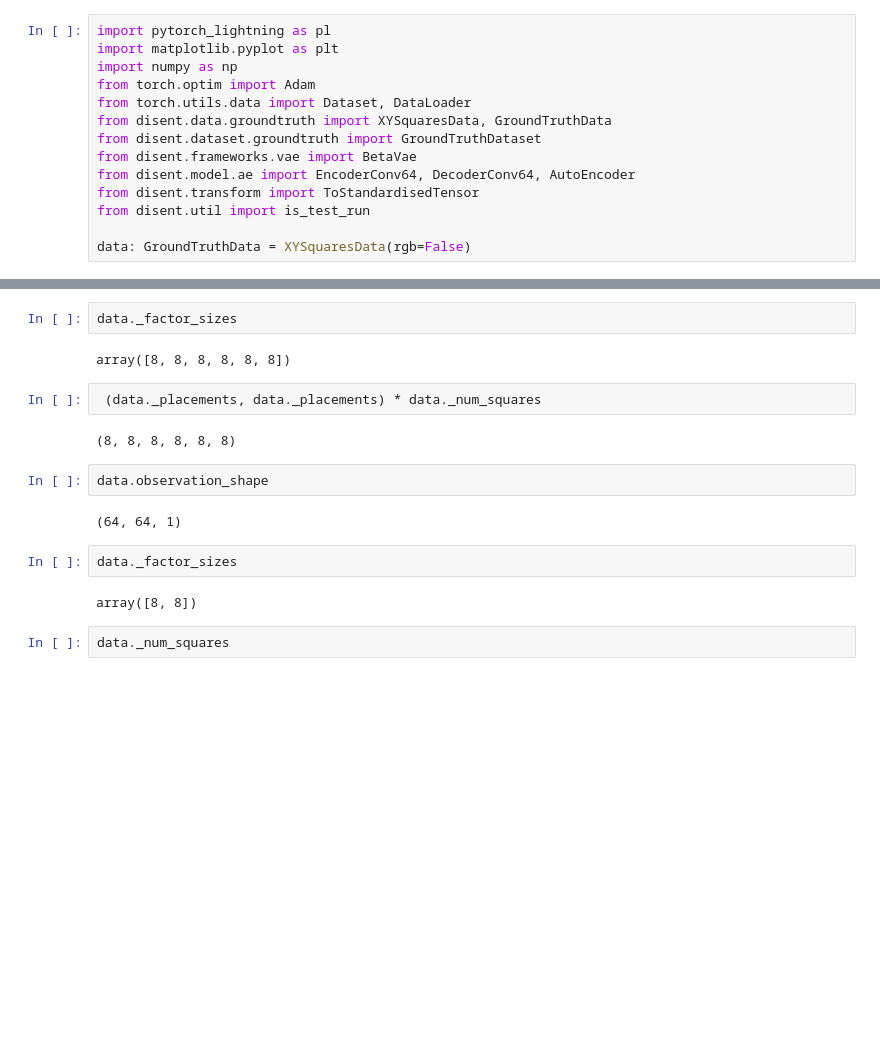
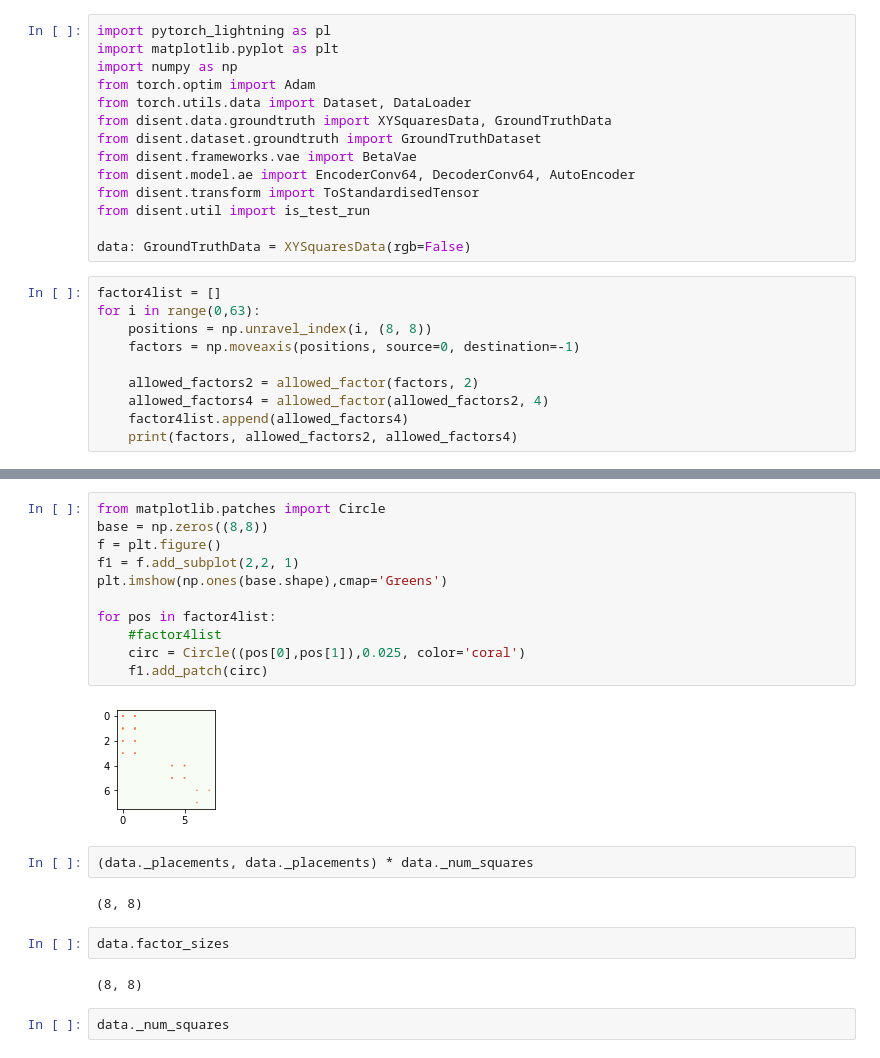
Before and after one commit to nmichlo/disent, a Jupyter notebook: notebooks/_xysquares_test.ipynb, the cells around one changed output, grey strips where cells are left out. Saved outputs shown, nothing was run; the diff lists cells and outputs as text; blank space fills up the shorter version.

```diff
--- a/notebooks/_xysquares_test.ipynb
+++ b/notebooks/_xysquares_test.ipynb
@@ -12,3 +84,13 @@ from disent.transform import ToStandardisedTensor
 from disent.util import is_test_run
 
 data: GroundTruthData = XYSquaresData(rgb=False)
+# %%
+factor4list = []
+for i in range(0,63):
+    positions = np.unravel_index(i, (8, 8))
+    factors = np.moveaxis(positions, source=0, destination=-1)
+
+    allowed_factors2 = allowed_factor(factors, 2)
+    allowed_factors4 = allowed_factor(allowed_factors2, 4)
+    factor4list.append(allowed_factors4)
+    print(factors, allowed_factors2, allowed_factors4)
@@ -15,19 +122,24 @@ data: GroundTruthData = XYSquaresData(rgb=False)
+# %%
+from matplotlib.patches import Circle
+base = np.zeros((8,8))
+f = plt.figure()
+f1 = f.add_subplot(2,2, 1)
+plt.imshow(np.ones(base.shape),cmap='Greens')
+
+for pos in factor4list:
+    #factor4list
+    circ = Circle((pos[0],pos[1]),0.025, color='coral')
+    f1.add_patch(circ)
+# %% [output]
+[figure, added]
+# %%
+(data._placements, data._placements) * data._num_squares
+# %% [output]
+(8, 8)
 # %%
-data._factor_sizes
+data.factor_sizes
 # %% [output]
-array([8, 8, 8, 8, 8, 8])
+(8, 8)
-# %%
- (data._placements, data._placements) * data._num_squares
-# %% [output]
-(8, 8, 8, 8, 8, 8)
-# %%
-data.observation_shape
-# %% [output]
-(64, 64, 1)
-# %%
-data._factor_sizes
-# %% [output]
-array([8, 8])
 # %%
 data._num_squares
 # %% [output]
```
Also changed, not shown: parts of 11 cells of this notebook.
